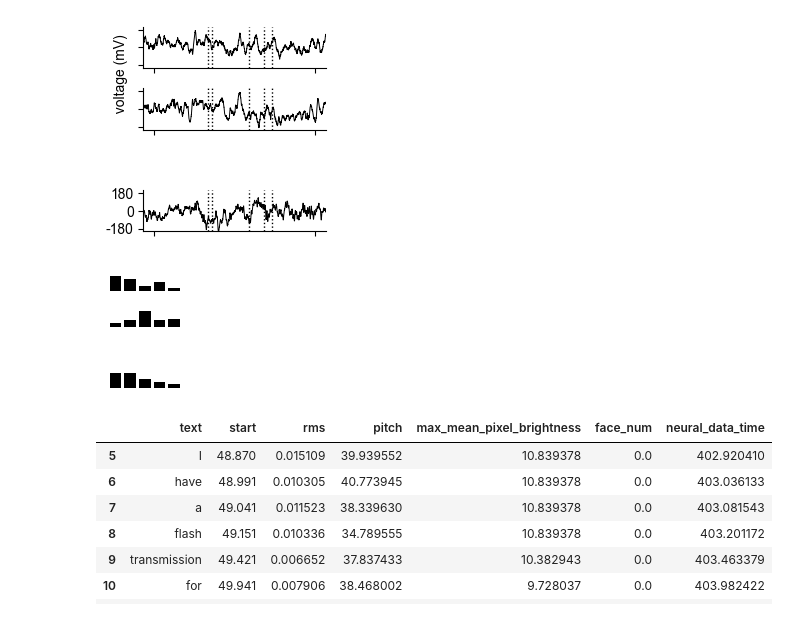
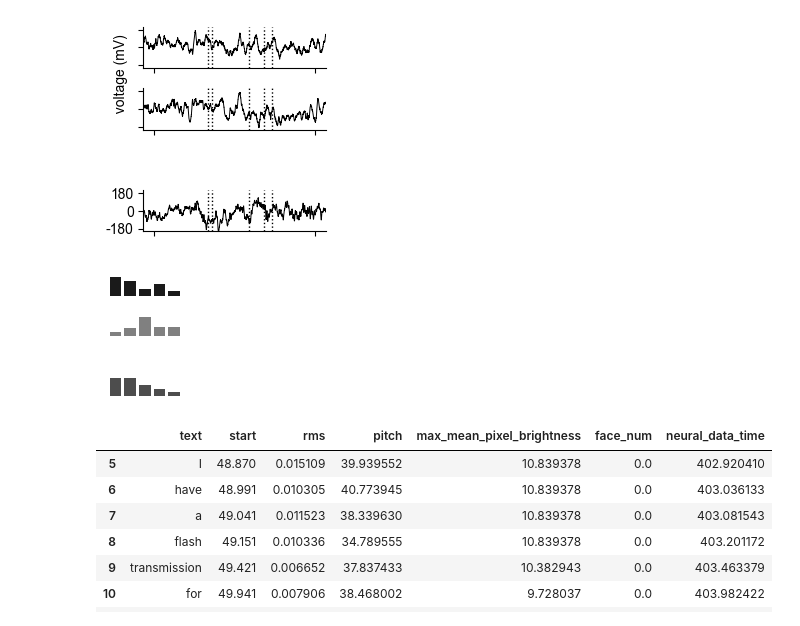
Before and after one commit to azaho/btbench, a Jupyter notebook: figure_overview_example_features_labels.ipynb, the cells around one changed output. Saved outputs shown, nothing was run; the diff lists cells and outputs as text; code cells hidden in the pictures.

Commit message:
updated figures

```diff
--- a/figure_overview_example_features_labels.ipynb
+++ b/figure_overview_example_features_labels.ipynb
@@ -85,32 +85,33 @@ plt.savefig('figures/example_neural_data.pdf', bbox_inches='tight', dpi=300)
 # %%
 all_words_df
 
 features = ['rms', 'pitch', 'face_num', 'max_mean_pixel_brightness']
 
-fig, axes = plt.subplots(len(features), 1, figsize=(1, 1.5), gridspec_kw={'height_ratios': [1, 1, .5, 1], 'hspace': 1})
+fig, axes = plt.subplots(len(features), 1, figsize=(1, 1.6), gridspec_kw={'height_ratios': [1, 1, .1, 1], 'hspace': 1})
 
-colors = ['black'] * len(features)
+colors = ['#1a1a1a', '#808080', '#fff', '#4d4d4d']  # Dark to light gray shades
 x_values = np.arange(len(all_words_df))
 
 for i, (feature, ax) in enumerate(zip(features, axes)):
     # Plot bars
-    ax.bar(x_values, all_words_df[feature], color=colors[i], width=0.8)
+    if i != 2:
+        ax.bar(x_values, all_words_df[feature], color=colors[i], width=0.8)
 
     # Remove axis labels and ticks
     ax.set_xticks([])
     ax.set_yticks([])
 
     # Only keep left and bottom spines
     ax.axis('off')
     feature_range = max(all_words_df[feature]) - min(all_words_df[feature])
     ax.set_ylim(min(all_words_df[feature]) - feature_range*0.3, max(all_words_df[feature]) + feature_range*0.3)
     # Set xlim to match the neural data plot
     #ax.set_xlim(window_from/SAMPLING_RATE, window_to/SAMPLING_RATE)
 
 plt.tight_layout()
 plt.savefig('figures/example_features.pdf', bbox_inches='tight', dpi=300)
 # %% [output]
-[figure, old version]
+[figure, new version]
 # %%
 # %% [output]
 |  | text | start | rms | pitch | max_mean_pixel_brightness | face_num | neural_data_time |
```
Also changed, not shown: 1 other file.
